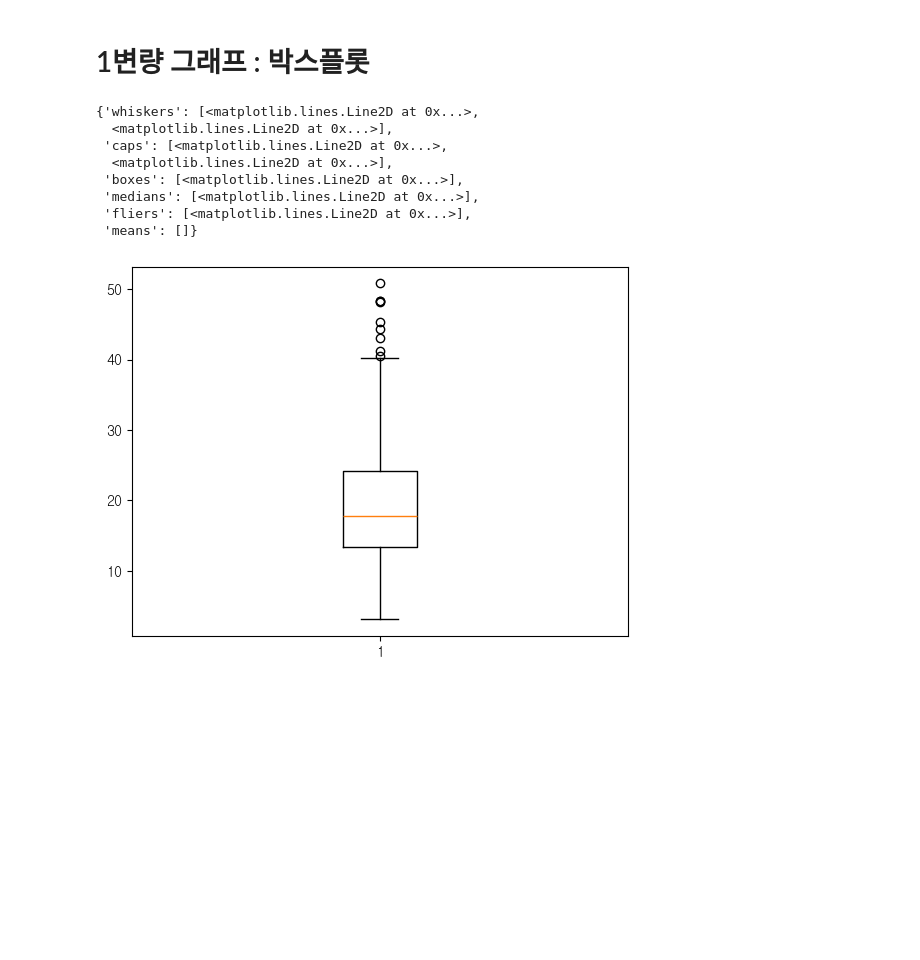
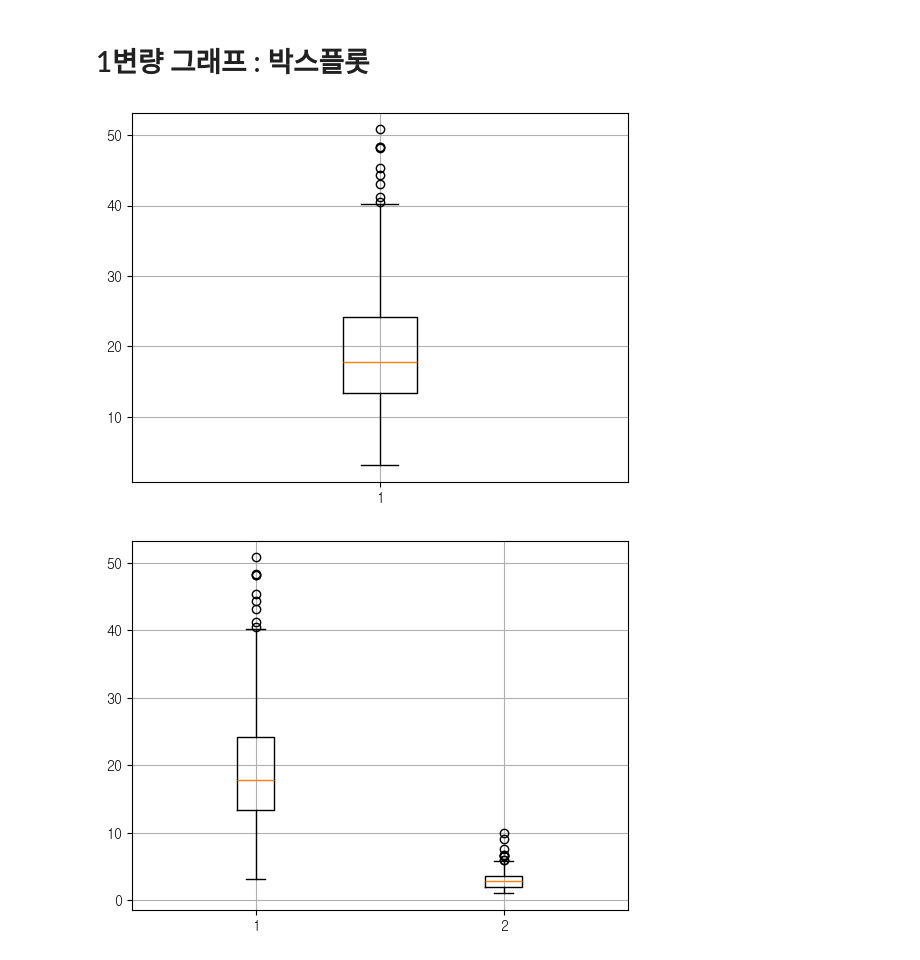
Before and after one commit to jjuuu999/hipython, a Jupyter notebook: 43.시각화.ipynb, the cells around one changed output. Cells and saved outputs as stored; diff of their text form; code cells hidden in the pictures; blank space fills up the shorter version.

```diff
--- a/43.시각화.ipynb
+++ b/43.시각화.ipynb
@@ -199,14 +199,14 @@ plt.hist(data=tips_df, x='tip', bins=10, rwidth=0.8, color='green')
 # 1변량 그래프 : 박스플롯
 # %%
 plt.boxplot(data=tips_df,x='total_bill')
+plt.grid()
+plt.show()
 # %% [output]
-{'whiskers': [<matplotlib.lines.Line2D at 0x...>,
-  <matplotlib.lines.Line2D at 0x...>],
- 'caps': [<matplotlib.lines.Line2D at 0x...>,
-  <matplotlib.lines.Line2D at 0x...>],
- 'boxes': [<matplotlib.lines.Line2D at 0x...>],
- 'medians': [<matplotlib.lines.Line2D at 0x...>],
- 'fliers': [<matplotlib.lines.Line2D at 0x...>],
- 'means': []}
-[figure, old version]
+[figure, new version]
+# %%
+plt.boxplot([tips_df['total_bill'], tips_df['tip']])
+plt.grid()
+plt.show()
+# %% [output]
+[figure, added]
 # %%
```
Also changed, not shown: parts of 1 cell of this notebook.
